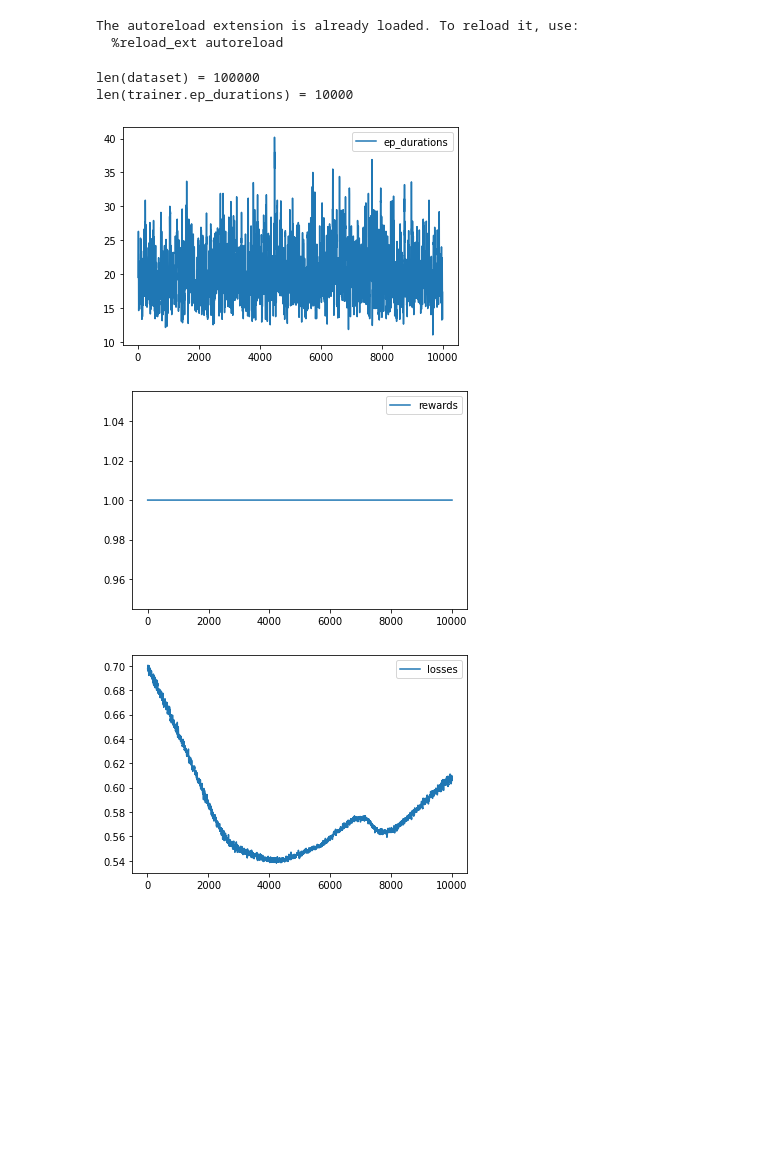
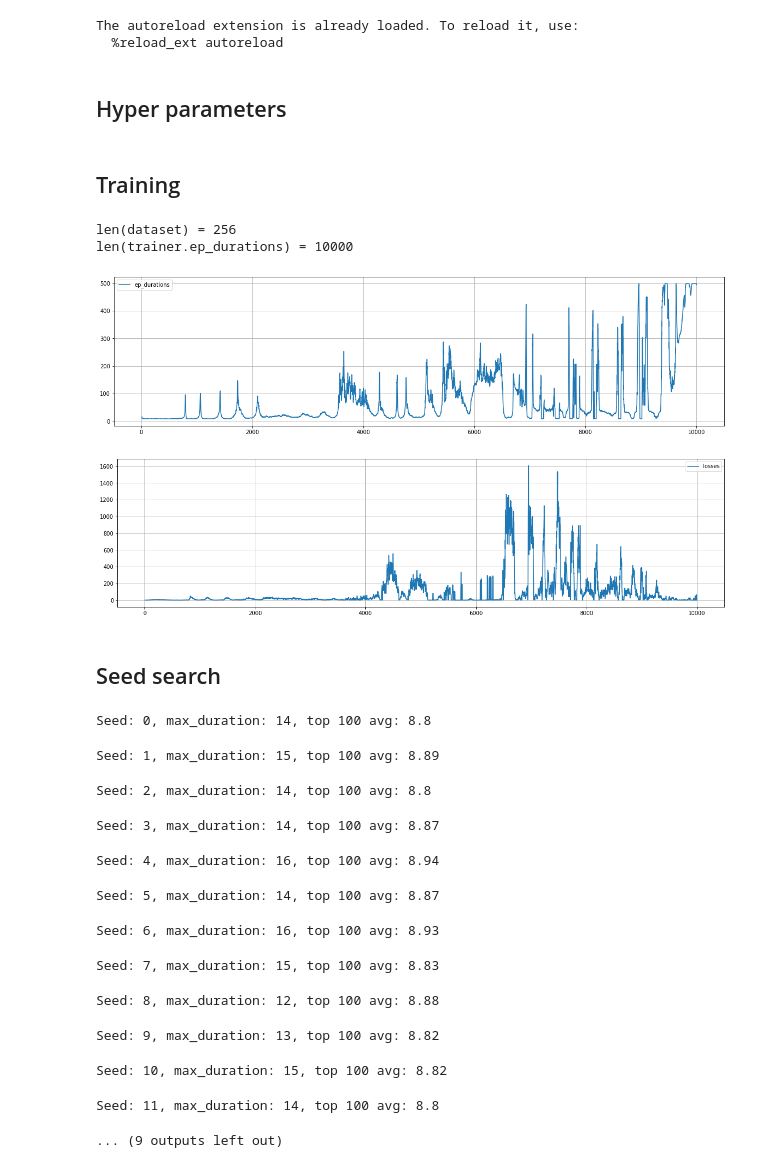
Before and after one commit to DonatasTamosauskas/dumbbells, a Jupyter notebook: notebooks/trainer-impl.ipynb, the cells around one changed output. Cells and saved outputs as stored; diff of their text form; code cells hidden in the pictures; blank space fills up the shorter version.

Commit message:
Fix errors & update hyper-params

```diff
--- a/notebooks/trainer-impl.ipynb
+++ b/notebooks/trainer-impl.ipynb
@@ -39,0 +21,12 @@ agent = Agent(
+# %% [markdown]
+## Hyper parameters
+# %%
+ENV = "CartPole-v1"  # "MountainCar-v0"
+MEMORY_BUFFER = 256  # 10000
+
+GAMMA = 0.999
+ARCH = FcSimpleDqn
+
+EPS_START = 0.9
+EPS_END = 0.05
+EPS_DECAY = 200
@@ -40,24 +100,47 @@ agent = Agent(
+# %% [markdown]
+## Training
 # %%
-trainer = Trainer(dataset, agent, offline_update=10, batch_size=1024)
-trainer.train(10_000)
+seed_everyting(17)
+
+dataset, agent = set_up()
+
+trainer = Trainer(dataset, agent, offline_update=5, batch_size=16)
+trainer.train(10000)
 # %%
 print(f"{len(dataset) = }")
 print(f"{len(trainer.ep_durations) = }")
 
+plt.figure(figsize=(20, 5))
+plt.grid()
 plt.plot(pd.Series(trainer.ep_durations).rolling(10).mean(), label="ep_durations")
 plt.legend()
 plt.show()
 
-plt.plot(trainer.rewards, label="rewards")
-plt.legend()
-plt.show()
-
+plt.figure(figsize=(20, 5))
+plt.grid()
 plt.plot(pd.Series(trainer.losses).rolling(10).mean(), label="losses")
 plt.legend()
 plt.show()
 # %% [output]
-len(dataset) = 100000
+len(dataset) = 256
 len(trainer.ep_durations) = 10000
-[figure, old version]
+[figure, new version]
-[figure, old version]
+[figure, new version]
-[figure, removed]
+# %% [markdown]
+## Seed search
+# %%
+run_experiment(0, 20)
+# %% [output]
+Seed: 0, max_duration: 14, top 100 avg: 8.8
+Seed: 1, max_duration: 15, top 100 avg: 8.89
+Seed: 2, max_duration: 14, top 100 avg: 8.8
+Seed: 3, max_duration: 14, top 100 avg: 8.87
+Seed: 4, max_duration: 16, top 100 avg: 8.94
+Seed: 5, max_duration: 14, top 100 avg: 8.87
+Seed: 6, max_duration: 16, top 100 avg: 8.93
+Seed: 7, max_duration: 15, top 100 avg: 8.83
+Seed: 8, max_duration: 12, top 100 avg: 8.88
+Seed: 9, max_duration: 13, top 100 avg: 8.82
+Seed: 10, max_duration: 15, top 100 avg: 8.82
+Seed: 11, max_duration: 14, top 100 avg: 8.8
+... (9 outputs left out)
```
Also changed, not shown: parts of 6 cells of this notebook, 5 other files.
